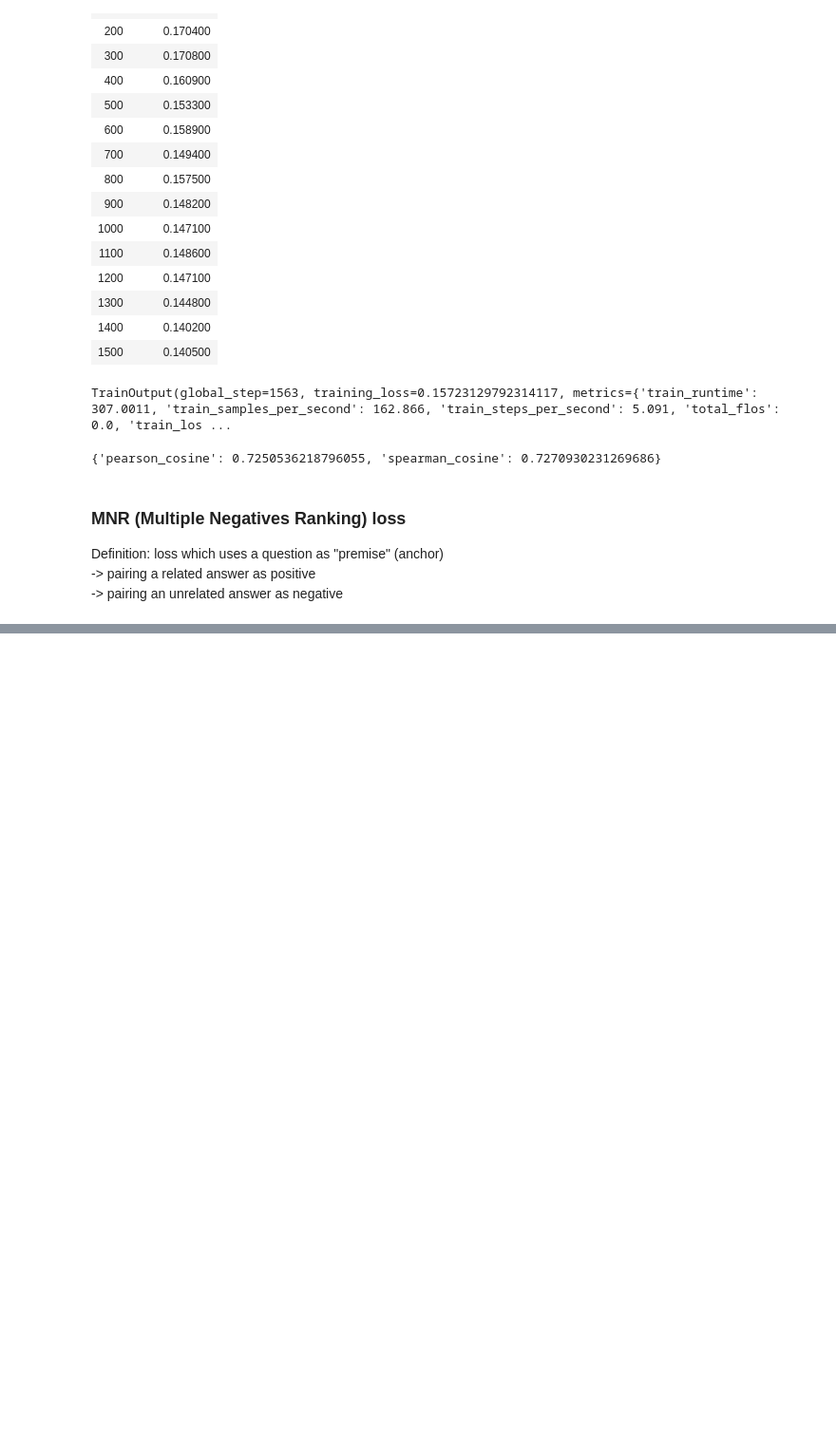
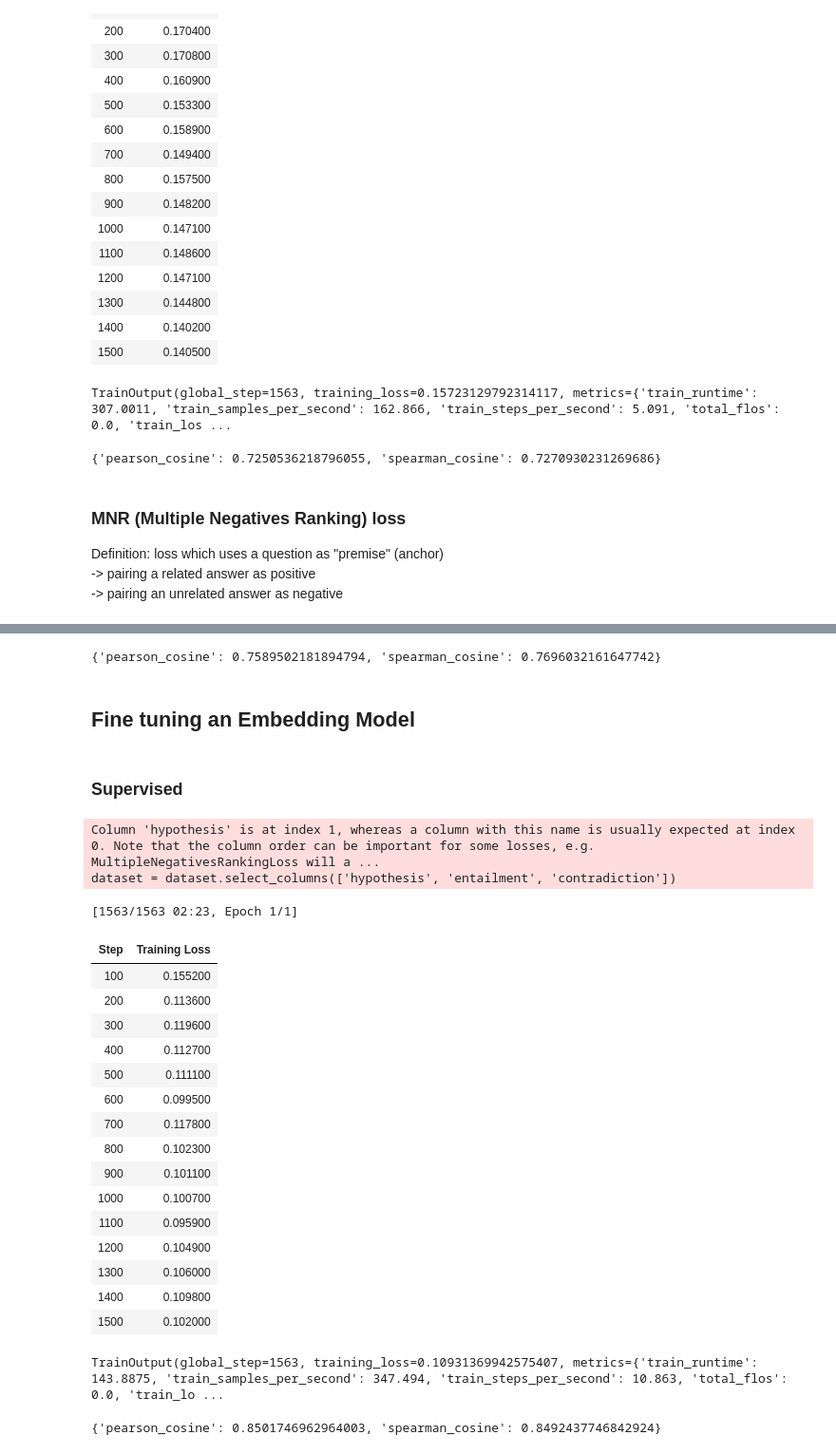
Before and after one commit to PHM1605/hands-on-large-language-models-alammar, a Jupyter notebook: chapter10/text_embed.ipynb, the cells around one changed output, grey strips where cells are left out. Shown at 95% size. Drawn from its saved outputs; the diff is of its cells as text; code cells hidden in the pictures; blank space fills up the shorter version.

```diff
--- a/chapter10/text_embed.ipynb
+++ b/chapter10/text_embed.ipynb
@@ -253,0 +303,79 @@ Dataset({
+# %%
+# Evaluate model
+evaluator(embedding_model)
+# %% [output]
+{'pearson_cosine': 0.7589502181894794, 'spearman_cosine': 0.7696032161647742}
+# %% [markdown]
+## Fine tuning an Embedding Model
+# %% [markdown]
+### Supervised
+# %%
+from datasets import load_dataset
+from sentence_transformers.evaluation import EmbeddingSimilarityEvaluator
+
+# 0=entailment; 1=neutral; 2=contradiction
+train_dataset = load_dataset(
+    "glue", "mnli", split="train"
+).select(range(50000))
+train_dataset = train_dataset.remove_columns("idx")
+# %%
+# evaluator on validation dataset
+val_sts = load_dataset("glue", "stsb", split="validation")
+evaluator = EmbeddingSimilarityEvaluator(
+    sentences1=val_sts["sentence1"],
+    sentences2=val_sts["sentence2"],
+    scores=[score/5 for score in val_sts["label"]],
+    main_similarity="cosine"
+)
+# %%
+# Training on PRETRAINED model
+from sentence_transformers import losses, SentenceTransformer
+from sentence_transformers.trainer import SentenceTransformerTrainer
+from sentence_transformers.training_args import SentenceTransformerTrainingArguments
+
+embedding_model = SentenceTransformer("sentence-transformers/all-MiniLM-L6-v2")
+train_loss = losses.MultipleNegativesRankingLoss(model=embedding_model)
+args = SentenceTransformerTrainingArguments(
+    output_dir="finetuned_embedding_model",
+    num_train_epochs=1,
+    per_device_train_batch_size=32,
+    per_device_eval_batch_size=32,
+    warmup_steps=100,
+    fp16=True,
+    eval_steps=100,
+    logging_steps=100
+)
+trainer = SentenceTransformerTrainer(
+    model=embedding_model, # pre-trained
+    args=args,
+    train_dataset=train_dataset, # 3 cols <anchor>,<positive>,<negative>
+    loss=train_loss,
+    evaluator=evaluator
+)
+trainer.train()
+# %% [output]
+Column 'hypothesis' is at index 1, whereas a column with this name is usually expected at index 0. Note that the column order can be important for some losses, e.g. MultipleNegativesRankingLoss will a ...
+dataset = dataset.select_columns(['hypothesis', 'entailment', 'contradiction'])
+[1563/1563 02:23, Epoch 1/1]
+| Step | Training Loss |
+| 100 | 0.155200 |
+| 200 | 0.113600 |
+| 300 | 0.119600 |
+| 400 | 0.112700 |
+| 500 | 0.111100 |
+| 600 | 0.099500 |
+| 700 | 0.117800 |
+| 800 | 0.102300 |
+| 900 | 0.101100 |
+| 1000 | 0.100700 |
+| 1100 | 0.095900 |
+| 1200 | 0.104900 |
+| 1300 | 0.106000 |
+| 1400 | 0.109800 |
+| 1500 | 0.102000 |
+TrainOutput(global_step=1563, training_loss=0.10931369942575407, metrics={'train_runtime': 143.8875, 'train_samples_per_second': 347.494, 'train_steps_per_second': 10.863, 'total_flos': 0.0, 'train_lo ...
+# %%
+# evaluate
+evaluator(embedding_model)
+# %% [output]
+{'pearson_cosine': 0.8501746962964003, 'spearman_cosine': 0.8492437746842924}
```
Also changed, not shown: parts of 20 cells of this notebook, 2 other files.
